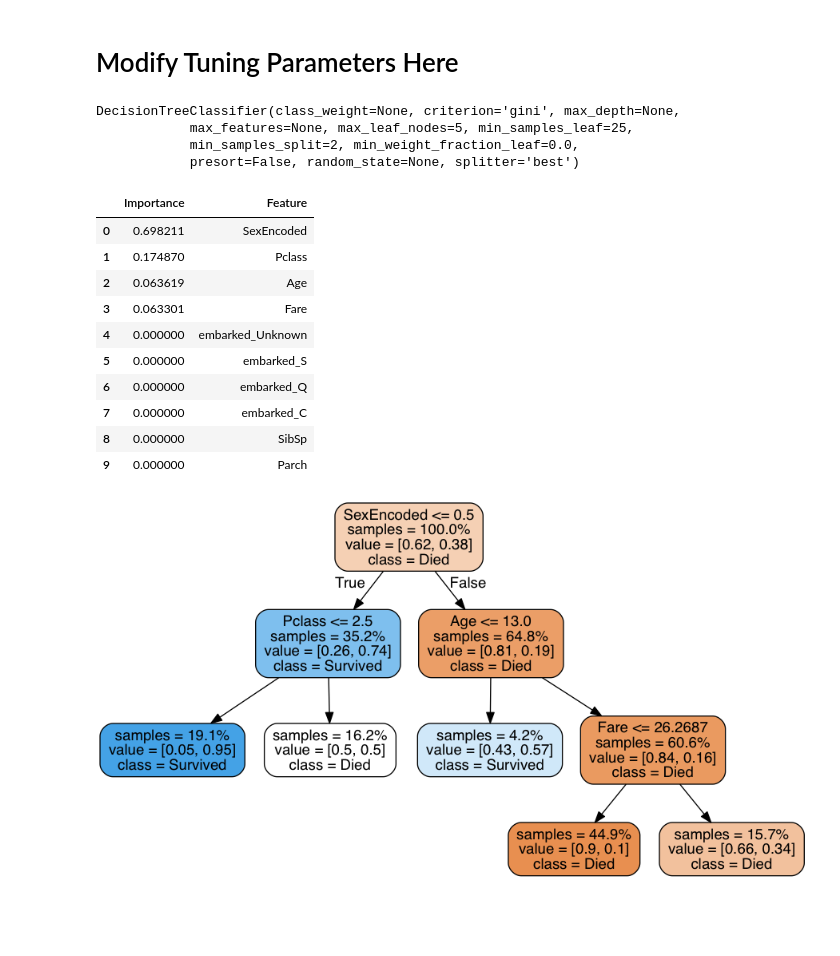
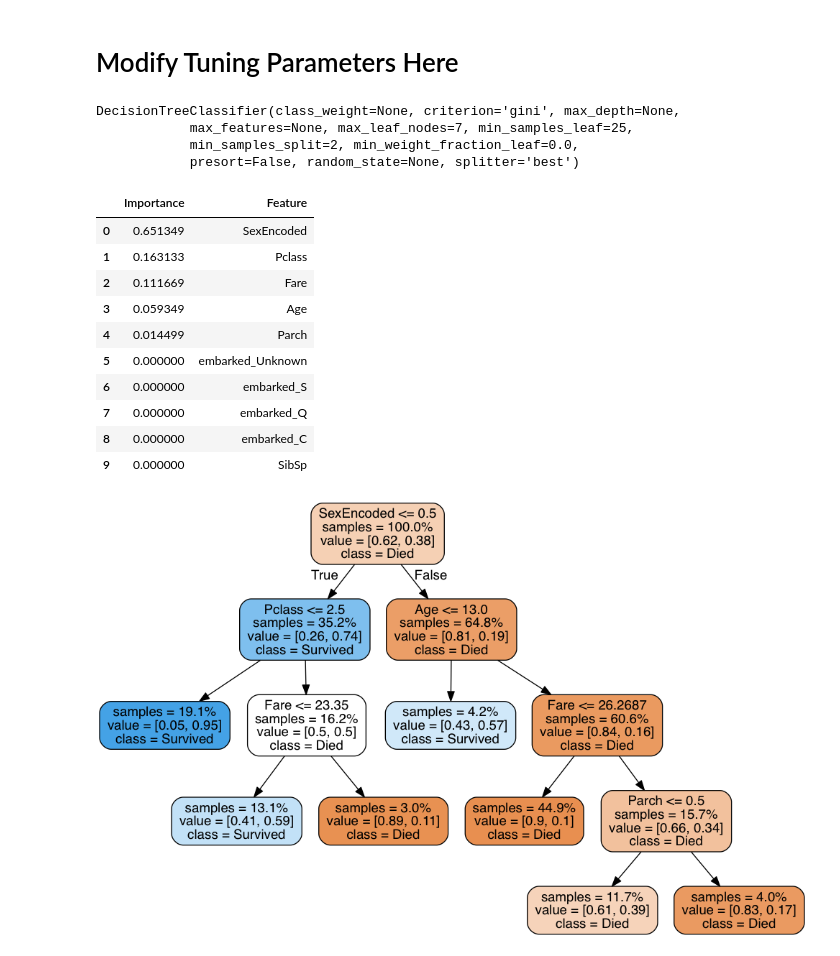
Before and after one commit to ivandir/GuildDemos, a Jupyter notebook: titanic.ipynb, the cells around one changed output. Saved outputs shown, nothing was run; the diff lists cells and outputs as text; code cells hidden in the pictures; blank space fills up the shorter version.

```diff
--- a/titanic.ipynb
+++ b/titanic.ipynb
@@ -2,7 +2,8 @@
 import pandas
 
 df = pandas.read_csv('data/Titanic/titanic-train.csv', na_filter=True,
-                     converters = { 'Embarked': lambda s: s if s != '' else 'Unknown' })
+                     converters = { 'Embarked': lambda s: s
+                                   if s != '' else 'Unknown' })
 df.head(5)
 # %% [output]
 |  | PassengerId | Survived | Pclass | Name | Sex | Age | SibSp | Parch | Ticket | Fare | ... |
@@ -54,49 +56,47 @@ target = df['Survived']
 # %% [markdown]
 # Modify Tuning Parameters Here
 # %%
-import sklearn.tree
+import sklearn.tree as tree
 
-classifier = sklearn.tree.DecisionTreeClassifier(max_depth=None,
-                                                 max_leaf_nodes=5,
-                                                 max_features=None,
-                                                 min_samples_leaf = 25)
+classifier = tree.DecisionTreeClassifier(max_depth=None,
+                                         max_leaf_nodes=7,
+                                         max_features=None,
+                                         min_samples_leaf=25)
 classifier.fit(features, target)
 # %% [output]
 DecisionTreeClassifier(class_weight=None, criterion='gini', max_depth=None,
-            max_features=None, max_leaf_nodes=5, min_samples_leaf=25,
+            max_features=None, max_leaf_nodes=7, min_samples_leaf=25,
             min_samples_split=2, min_weight_fraction_leaf=0.0,
             presort=False, random_state=None, splitter='best')
 # %%
-importances = pandas.DataFrame(sorted(zip(classifier.feature_importances_, feature_names), reverse=True),
-                               columns = ['Importance', 'Feature'])
-importances.head(len(feature_names))
+importances = pandas.DataFrame(
+    sorted(zip(classifier.feature_importances_, feature_names),
+           reverse=True),
+    columns = ['Importance', 'Feature'])
+importances
 # %% [output]
 |  | Importance | Feature |
-| 0 | 0.698211 | SexEncoded |
-| 1 | 0.174870 | Pclass |
-| 2 | 0.063619 | Age |
-| 3 | 0.063301 | Fare |
-| 4 | 0.000000 | embarked_Unknown |
-| 5 | 0.000000 | embarked_S |
-| 6 | 0.000000 | embarked_Q |
-| 7 | 0.000000 | embarked_C |
-| 8 | 0.000000 | SibSp |
-| 9 | 0.000000 | Parch |
+| 0 | 0.651349 | SexEncoded |
+| 1 | 0.163133 | Pclass |
+| 2 | 0.111669 | Fare |
+| 3 | 0.059349 | Age |
+| 4 | 0.014499 | Parch |
+| 5 | 0.000000 | embarked_Unknown |
+| 6 | 0.000000 | embarked_S |
+| 7 | 0.000000 | embarked_Q |
+| 8 | 0.000000 | embarked_C |
+| 9 | 0.000000 | SibSp |
 # %%
 import pydotplus
 from IPython.display import Image
-sklearn.tree.export_graphviz(classifier, out_file='tree.dot',
-                             class_names = ['Died', 'Survived'],
-                             proportion=True,
-                             filled=True,
-                             leaves_parallel=False,
-                             impurity=False,
-                             rounded=True,
-                         feature_names=feature_names)
-graph = pydotplus.graph_from_dot_file('tree.dot')
-Image(graph.create_png())
+tree.export_graphviz(classifier, out_file='tree.dot',
+                     class_names = ['Died', 'Survived'],
+                     proportion=True, filled=True,
+                     leaves_parallel=False, impurity=False,
+                     rounded=True, feature_names=feature_names)
+Image(pydotplus.graph_from_dot_file('tree.dot').create_png())
 # %% [output]
-[figure, old version]
+[figure, new version]
 # %%
 %matplotlib inline
 import matplotlib.pyplot as plt
```
Also changed, not shown: parts of 8 cells of this notebook, 2 other files.
